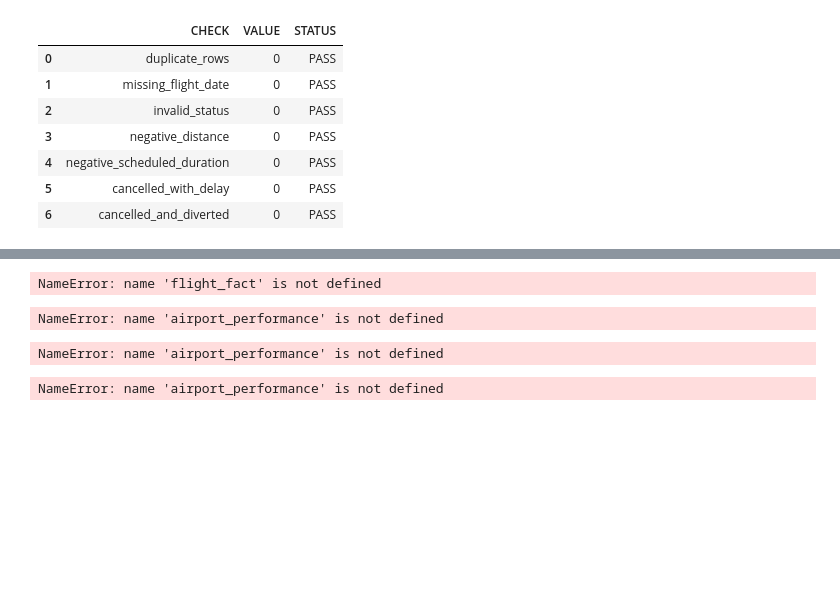
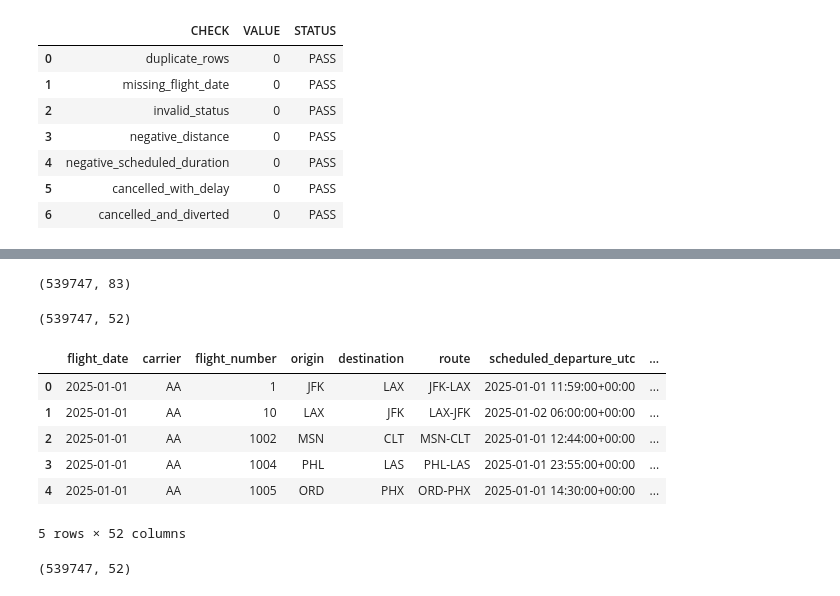
Before and after one commit to AmitParmar3/USA-Flight-Data-Visualiser, a Jupyter notebook: Notebooks/01_data_exploration.ipynb, the cells around one changed output, grey strips where cells are left out. Drawn from its saved outputs; the diff is of its cells as text; code cells hidden in the pictures; blank space fills up the shorter version.

```diff
--- a/Notebooks/01_data_exploration.ipynb
+++ b/Notebooks/01_data_exploration.ipynb
@@ -1118,6 +1122,9 @@ import src.transformations as transformations
 
 importlib.reload(transformations)
 
-create_flight_fact_table = transformations.create_flight_fact_table
+add_airport_timezones = transformations.add_airport_timezones
+create_flight_timestamps = transformations.create_flight_timestamps
 
-flight_fact = create_flight_fact_table(flight_data_timestamps)
+flight_data_timestamps = create_flight_timestamps(
+    add_airport_timezones(clean_df)
+)
@@ -1165,44 +1131,22 @@ NameError: name 'flight_fact' is not defined
-# %%
-import importlib
-import src.analytics as analytics
-
-importlib.reload(analytics)
-
-calculate_airport_performance = analytics.calculate_airport_performance
-
-airport_performance = calculate_airport_performance(flight_fact)
-
-print(airport_performance.shape)
-airport_performance.head()
-# %% [output]
-NameError: name 'flight_fact' is not defined
-# %%
-airport_performance[
-    ["airport", "departure_flights", "arrival_flights"]
-].describe()
-# %% [output]
-NameError: name 'airport_performance' is not defined
-# %%
-for threshold in [50, 100, 250, 500, 1000, 2500]:
-    count = (
-        airport_performance["departure_flights"] >= threshold
-    ).sum()
-    print(f"{threshold:>5} flights: {count} airports")
-# %% [output]
-NameError: name 'airport_performance' is not defined
-# %%
-airport_performance.sort_values(
-    "departure_flights",
-    ascending=False
-).head(20)[
-    [
-        "airport",
-        "departure_flights",
-        "departure_delay_rate",
-        "departure_cancellation_rate",
-        "arrival_delay_rate",
-        "arrival_cancellation_rate"
-    ]
-]
-# %% [output]
-NameError: name 'airport_performance' is not defined
+# %%
+print(flight_data_timestamps.shape)
+# %% [output]
+(539747, 83)
+# %%
+create_flight_fact_table = transformations.create_flight_fact_table
+
+flight_fact = create_flight_fact_table(
+    flight_data_timestamps
+)
+
+print(flight_fact.shape)
+flight_fact.head()
+# %% [output]
+(539747, 52)
+|  | flight_date | carrier | flight_number | origin | destination | route | scheduled_departure_utc | ... |
+| 0 | 2025-01-01 | AA | 1 | JFK | LAX | JFK-LAX | 2025-01-01 11:59:00+00:00 | ... |
+| 1 | 2025-01-01 | AA | 10 | LAX | JFK | LAX-JFK | 2025-01-02 06:00:00+00:00 | ... |
+| 2 | 2025-01-01 | AA | 1002 | MSN | CLT | MSN-CLT | 2025-01-01 12:44:00+00:00 | ... |
+| 3 | 2025-01-01 | AA | 1004 | PHL | LAS | PHL-LAS | 2025-01-01 23:55:00+00:00 | ... |
+| 4 | 2025-01-01 | AA | 1005 | ORD | PHX | ORD-PHX | 2025-01-01 14:30:00+00:00 | ... |
+5 rows × 52 columns
@@ -1208,0 +1161,4 @@ NameError: name 'airport_performance' is not defined
+# %%
+print(flight_fact.shape)
+# %% [output]
+(539747, 52)
```
Also changed, not shown: parts of 13 cells of this notebook, 4 other files.
